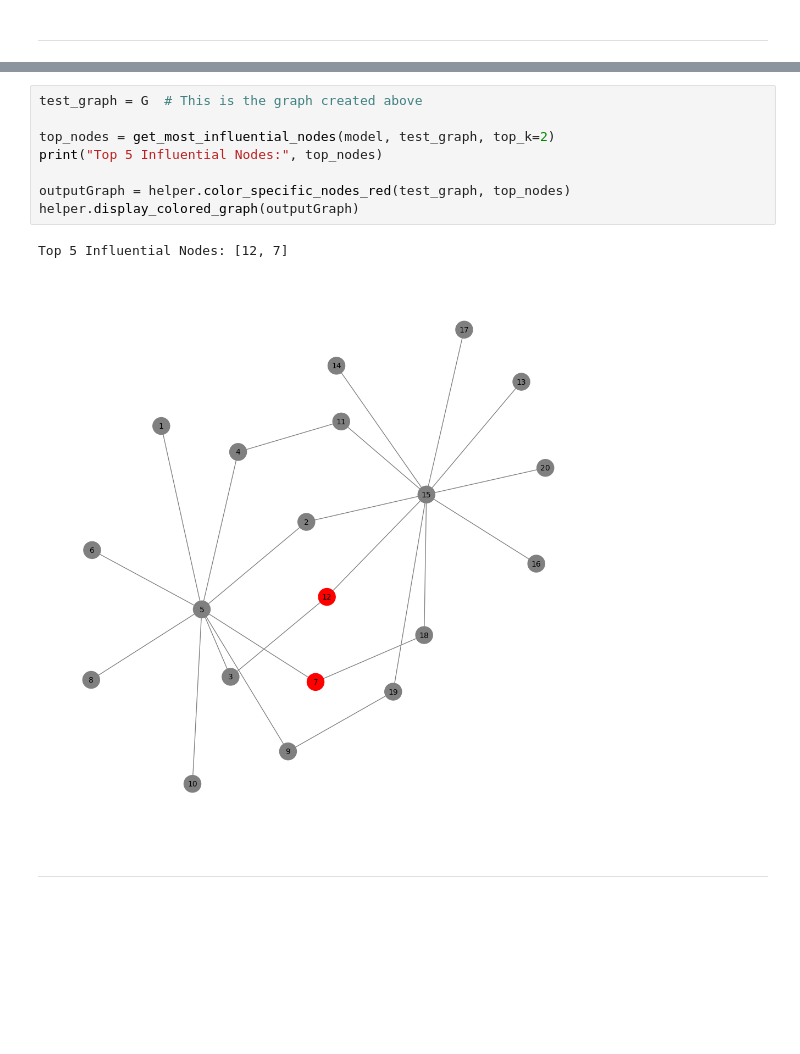
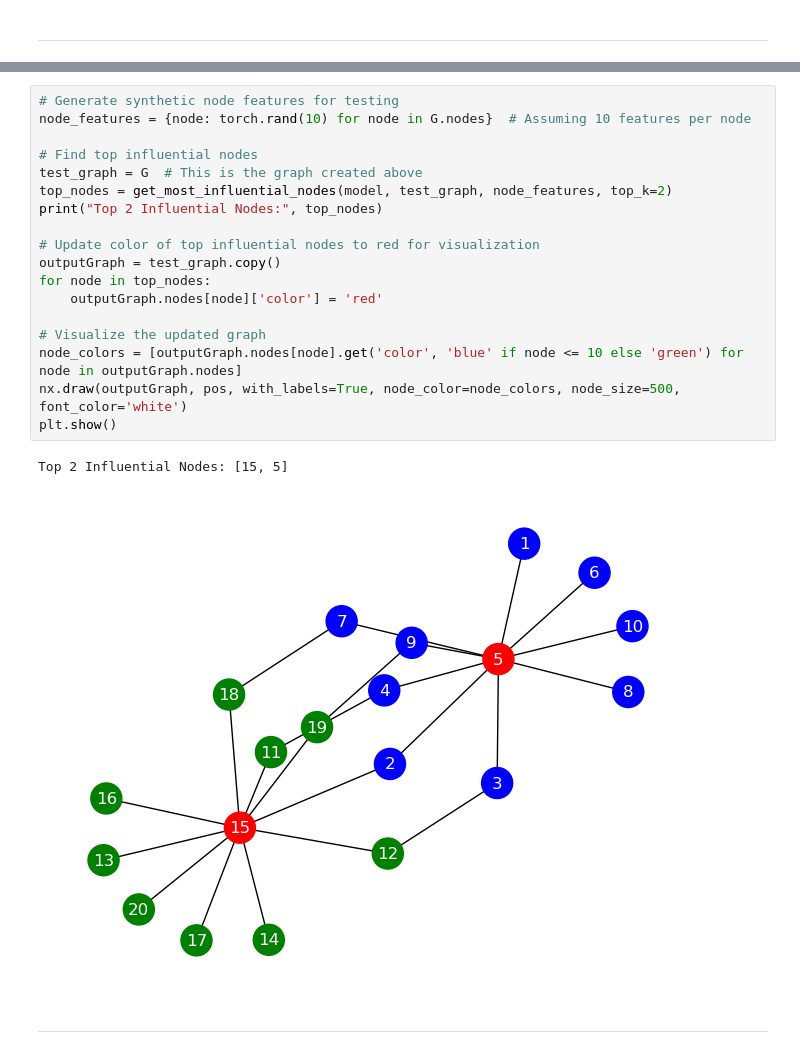
Before and after one commit to A-L-O-K/Rumours-Mitigation-In-A-Social-Network, a Jupyter notebook: model.ipynb, the cells around one changed output, grey strips where cells are left out. Saved outputs shown, nothing was run; the diff lists cells and outputs as text; blank space fills up the shorter version.

```diff
--- a/model.ipynb
+++ b/model.ipynb
@@ -284,14 +264,24 @@ plt.show()
-# %%
-test_graph = G  # This is the graph created above
-
-top_nodes = get_most_influential_nodes(model, test_graph, top_k=2)
-print("Top 5 Influential Nodes:", top_nodes)
-
-outputGraph = helper.color_specific_nodes_red(test_graph, top_nodes)
-helper.display_colored_graph(outputGraph)
-# %% [output]
-Top 5 Influential Nodes: [12, 7]
-[figure, removed]
+# %%
+# Generate synthetic node features for testing
+node_features = {node: torch.rand(10) for node in G.nodes}  # Assuming 10 features per node
+
+# Find top influential nodes
+test_graph = G  # This is the graph created above
+top_nodes = get_most_influential_nodes(model, test_graph, node_features, top_k=2)
+print("Top 2 Influential Nodes:", top_nodes)
+
+# Update color of top influential nodes to red for visualization
+outputGraph = test_graph.copy()
+for node in top_nodes:
+    outputGraph.nodes[node]['color'] = 'red'
+
+# Visualize the updated graph
+node_colors = [outputGraph.nodes[node].get('color', 'blue' if node <= 10 else 'green') for node in outputGraph.nodes]
+nx.draw(outputGraph, pos, with_labels=True, node_color=node_colors, node_size=500, font_color='white')
+plt.show()
+# %% [output]
+Top 2 Influential Nodes: [15, 5]
+[figure, added]
 # %% [markdown]
 ---
 # %% [markdown]
```
Also changed, not shown: parts of 23 cells of this notebook, 1 other file.
